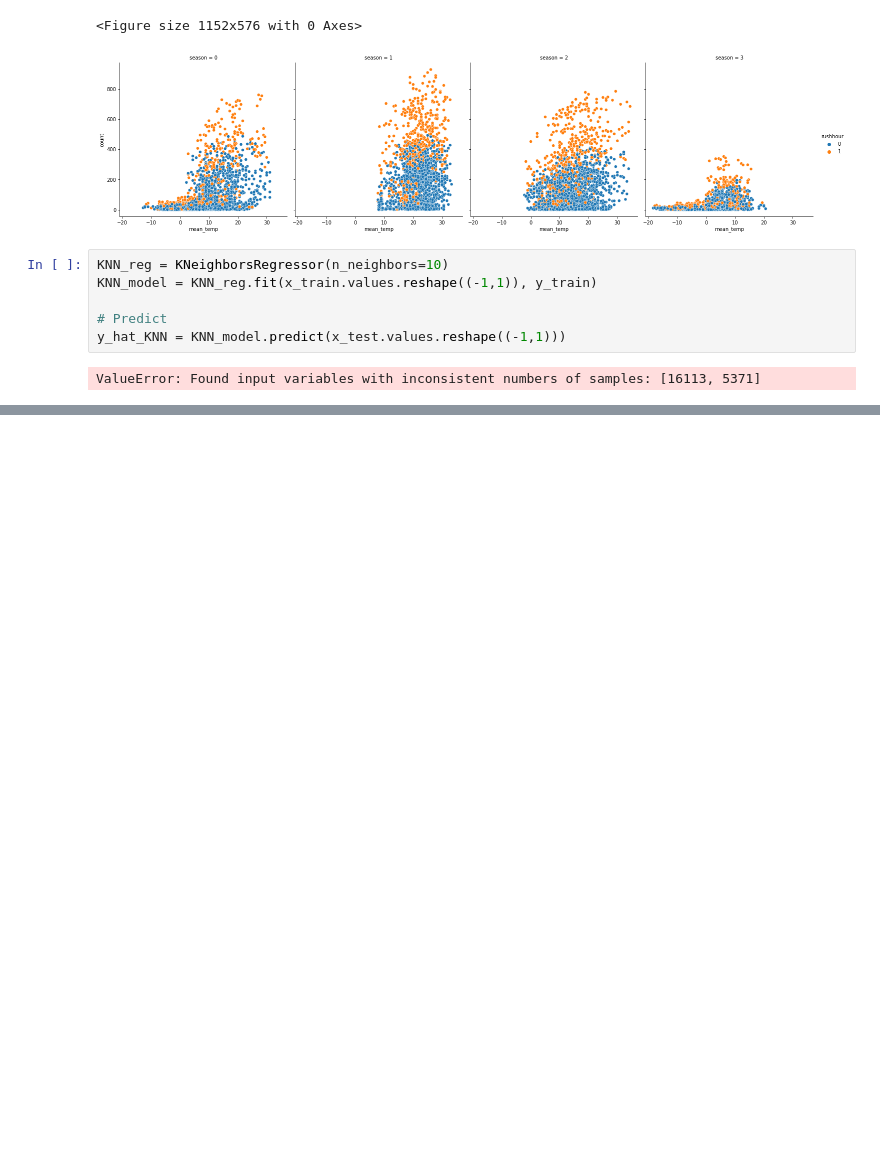
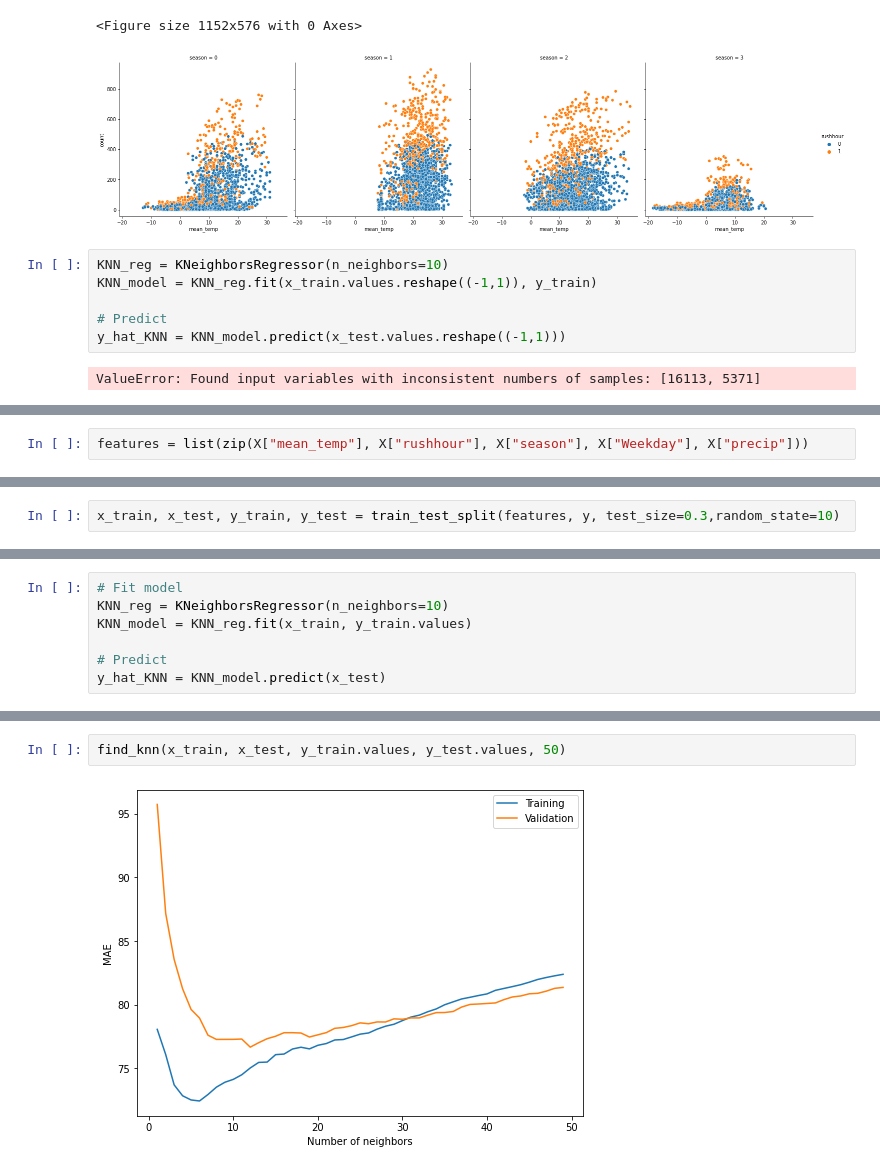
Before and after one commit to kond254/DSML-colasechs, a Jupyter notebook: KNN_correctissimo.ipynb, the cells around one changed output, grey strips where cells are left out. Saved outputs shown, nothing was run; the diff lists cells and outputs as text; blank space fills up the shorter version.

```diff
--- a/KNN_correctissimo.ipynb
+++ b/KNN_correctissimo.ipynb
@@ -162,0 +167,2 @@ ValueError: Found input variables with inconsistent numbers of samples: [16113,
+# %%
+features = list(zip(X["mean_temp"], X["rushhour"], X["season"], X["Weekday"], X["precip"]))
@@ -162,0 +173,2 @@ ValueError: Found input variables with inconsistent numbers of samples: [16113,
+# %%
+x_train, x_test, y_train, y_test = train_test_split(features, y, test_size=0.3,random_state=10)
@@ -162,0 +177,7 @@ ValueError: Found input variables with inconsistent numbers of samples: [16113,
+# %%
+# Fit model
+KNN_reg = KNeighborsRegressor(n_neighbors=10)
+KNN_model = KNN_reg.fit(x_train, y_train.values)
+
+# Predict
+y_hat_KNN = KNN_model.predict(x_test)
@@ -162,0 +246,4 @@ ValueError: Found input variables with inconsistent numbers of samples: [16113,
+# %%
+find_knn(x_train, x_test, y_train.values, y_test.values, 50)
+# %% [output]
+[figure, added]
```
Also changed, not shown: parts of 14 cells of this notebook.
